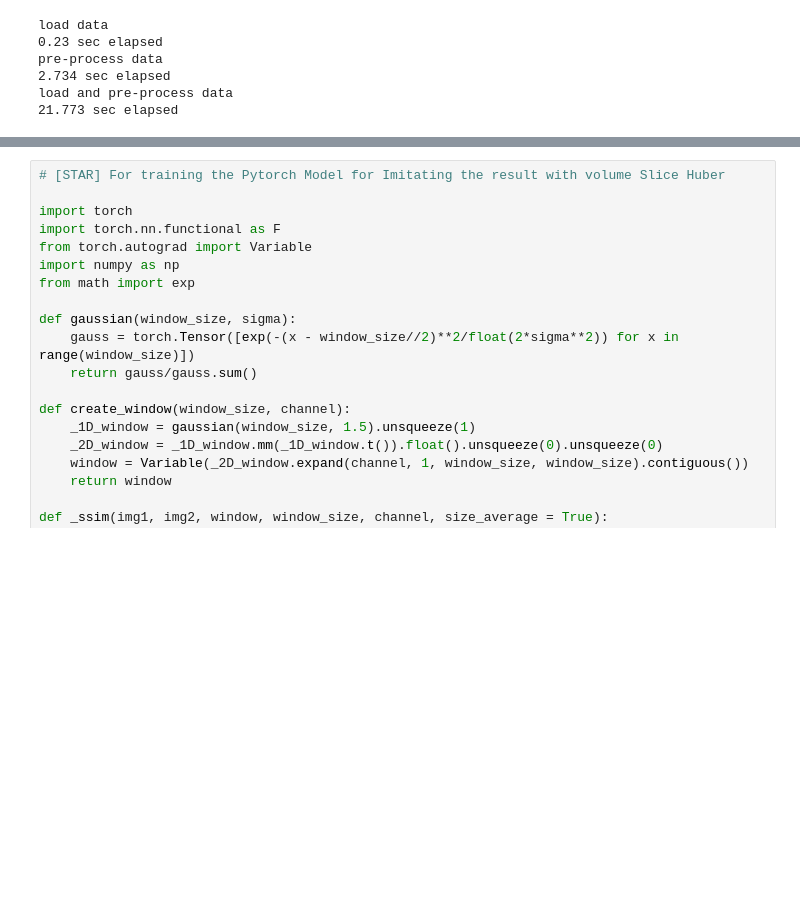
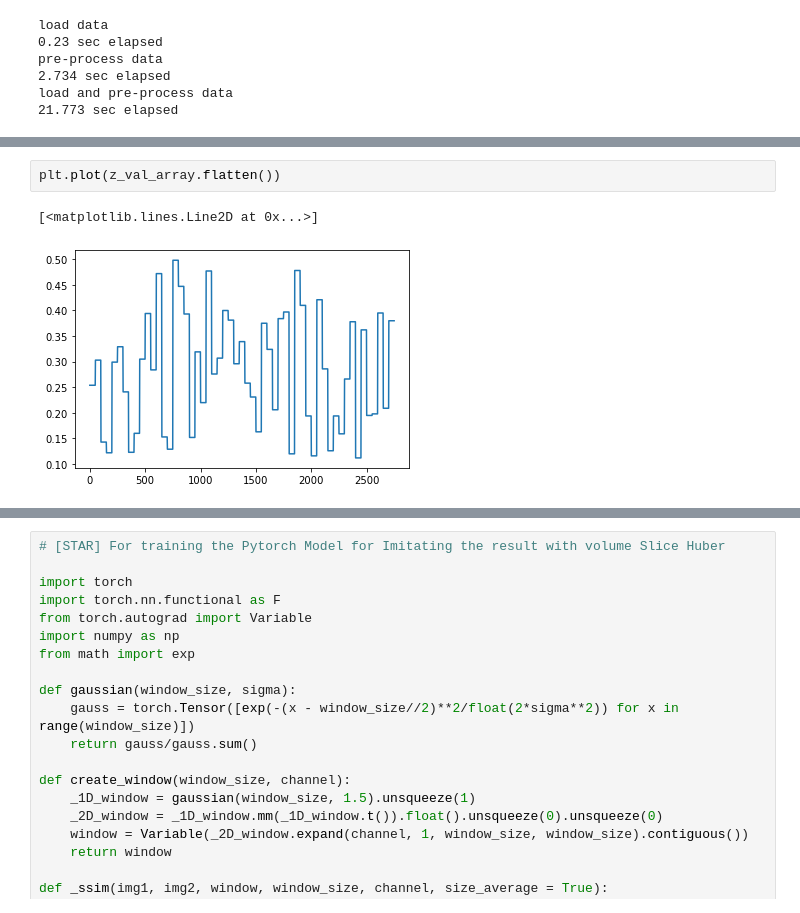
Before and after one commit to PranjalSahu/WalnutReconstructionCodes, a Jupyter notebook: test1.ipynb, the cells around one changed output, grey strips where cells are left out. Saved outputs shown, nothing was run; the diff lists cells and outputs as text; blank space fills up the shorter version.

```diff
--- a/test1.ipynb
+++ b/test1.ipynb
@@ -938,0 +1028,5 @@ print(x_val_array.shape, y_val_array.shape, v_val_array.shape, count)
+# %%
+plt.plot(z_val_array.flatten())
+# %% [output]
+[<matplotlib.lines.Line2D at 0x...>]
+[figure, added]
```
Also changed, not shown: parts of 5 cells of this notebook.
